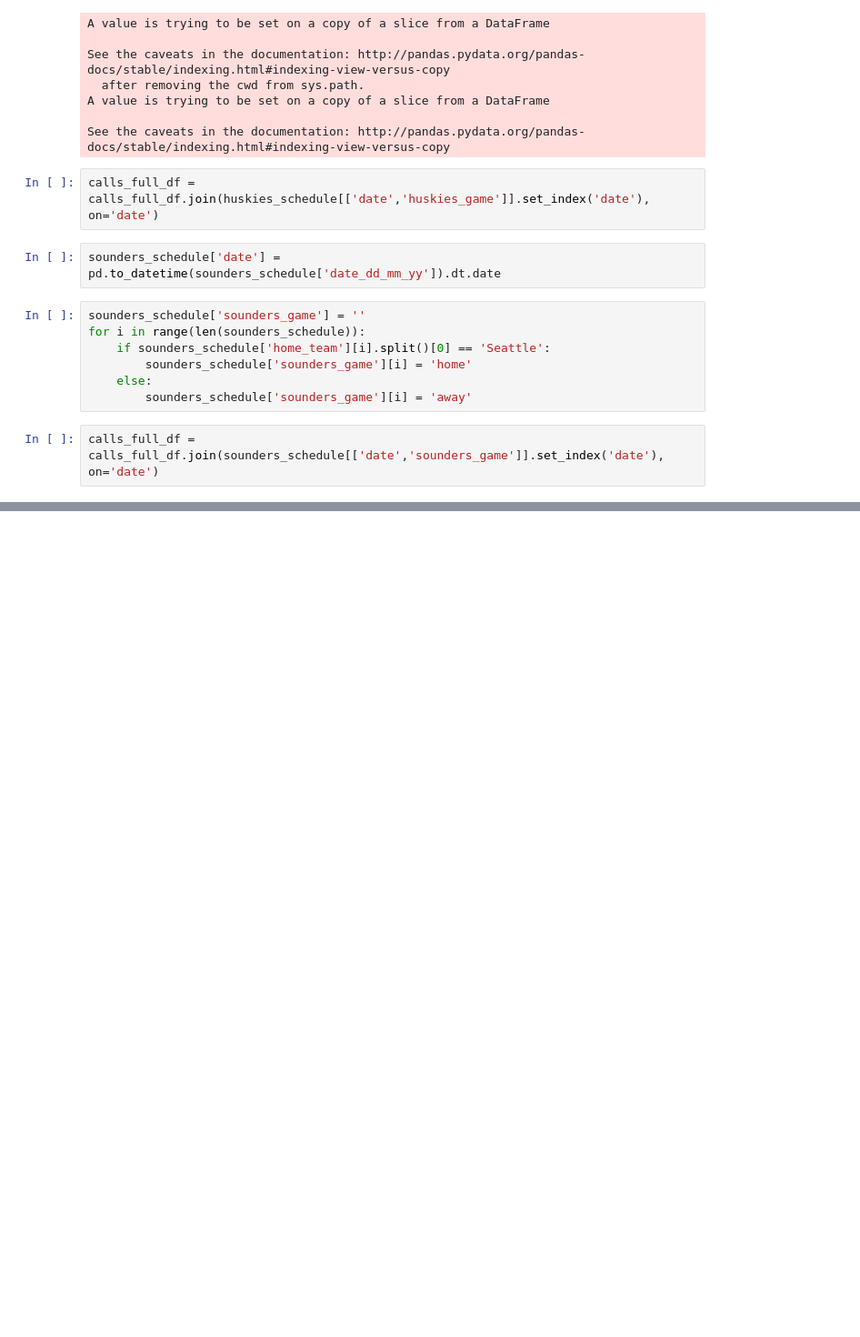
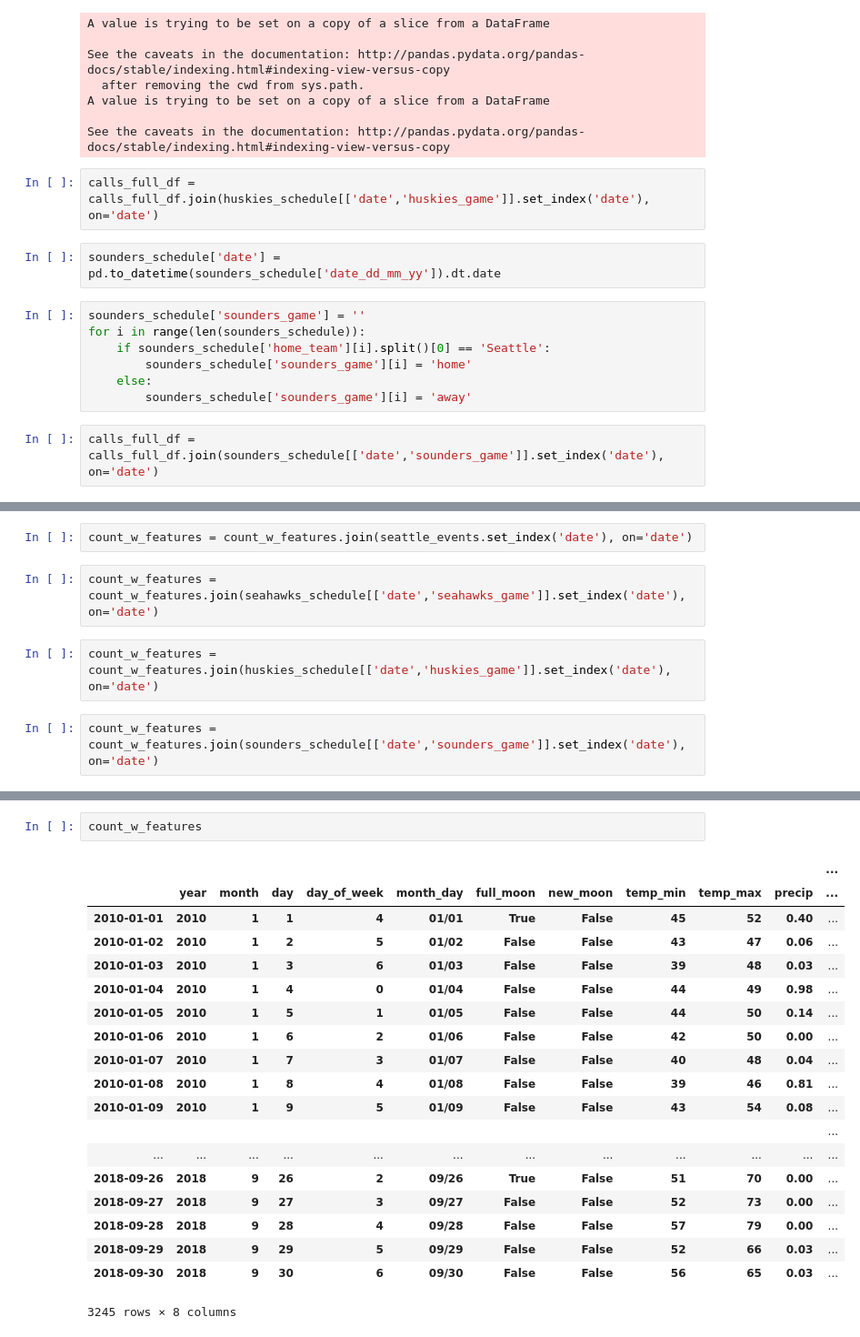
Before and after one commit to analyticallycorrect/seattle_domestic_violence, a Jupyter notebook: Notebooks/seattle_dv_eda.ipynb, the cells around one changed output, grey strips where cells are left out. Shown: that part at 91% size. Saved outputs shown, nothing was run; the diff lists cells and outputs as text; blank space fills up the shorter version.

```diff
--- a/Notebooks/seattle_dv_eda.ipynb
+++ b/Notebooks/seattle_dv_eda.ipynb
@@ -287,0 +412,8 @@ calls_full_df = calls_full_df.join(sounders_schedule[['date','sounders_game']].s
+# %%
+count_w_features = count_w_features.join(seattle_events.set_index('date'), on='date')
+# %%
+count_w_features = count_w_features.join(seahawks_schedule[['date','seahawks_game']].set_index('date'), on='date')
+# %%
+count_w_features = count_w_features.join(huskies_schedule[['date','huskies_game']].set_index('date'), on='date')
+# %%
+count_w_features = count_w_features.join(sounders_schedule[['date','sounders_game']].set_index('date'), on='date')
@@ -287,0 +432,22 @@ calls_full_df = calls_full_df.join(sounders_schedule[['date','sounders_game']].s
+# %%
+count_w_features
+# %% [output]
+|  |  |  |  |  |  |  |  |  |  |  | ... |
+|  | year | month | day | day_of_week | month_day | full_moon | new_moon | temp_min | temp_max | precip | ... |
+| 2010-01-01 | 2010 | 1 | 1 | 4 | 01/01 | True | False | 45 | 52 | 0.40 | ... |
+| 2010-01-02 | 2010 | 1 | 2 | 5 | 01/02 | False | False | 43 | 47 | 0.06 | ... |
+| 2010-01-03 | 2010 | 1 | 3 | 6 | 01/03 | False | False | 39 | 48 | 0.03 | ... |
+| 2010-01-04 | 2010 | 1 | 4 | 0 | 01/04 | False | False | 44 | 49 | 0.98 | ... |
+| 2010-01-05 | 2010 | 1 | 5 | 1 | 01/05 | False | False | 44 | 50 | 0.14 | ... |
+| 2010-01-06 | 2010 | 1 | 6 | 2 | 01/06 | False | False | 42 | 50 | 0.00 | ... |
+| 2010-01-07 | 2010 | 1 | 7 | 3 | 01/07 | False | False | 40 | 48 | 0.04 | ... |
+| 2010-01-08 | 2010 | 1 | 8 | 4 | 01/08 | False | False | 39 | 46 | 0.81 | ... |
+| 2010-01-09 | 2010 | 1 | 9 | 5 | 01/09 | False | False | 43 | 54 | 0.08 | ... |
+|  |  |  |  |  |  |  |  |  |  |  | ... |
+| ... | ... | ... | ... | ... | ... | ... | ... | ... | ... | ... | ... |
+| 2018-09-26 | 2018 | 9 | 26 | 2 | 09/26 | True | False | 51 | 70 | 0.00 | ... |
+| 2018-09-27 | 2018 | 9 | 27 | 3 | 09/27 | False | False | 52 | 73 | 0.00 | ... |
+| 2018-09-28 | 2018 | 9 | 28 | 4 | 09/28 | False | False | 57 | 79 | 0.00 | ... |
+| 2018-09-29 | 2018 | 9 | 29 | 5 | 09/29 | False | False | 52 | 66 | 0.03 | ... |
+| 2018-09-30 | 2018 | 9 | 30 | 6 | 09/30 | False | False | 56 | 65 | 0.03 | ... |
+3245 rows × 8 columns
```
Also changed, not shown: parts of 27 cells of this notebook.
